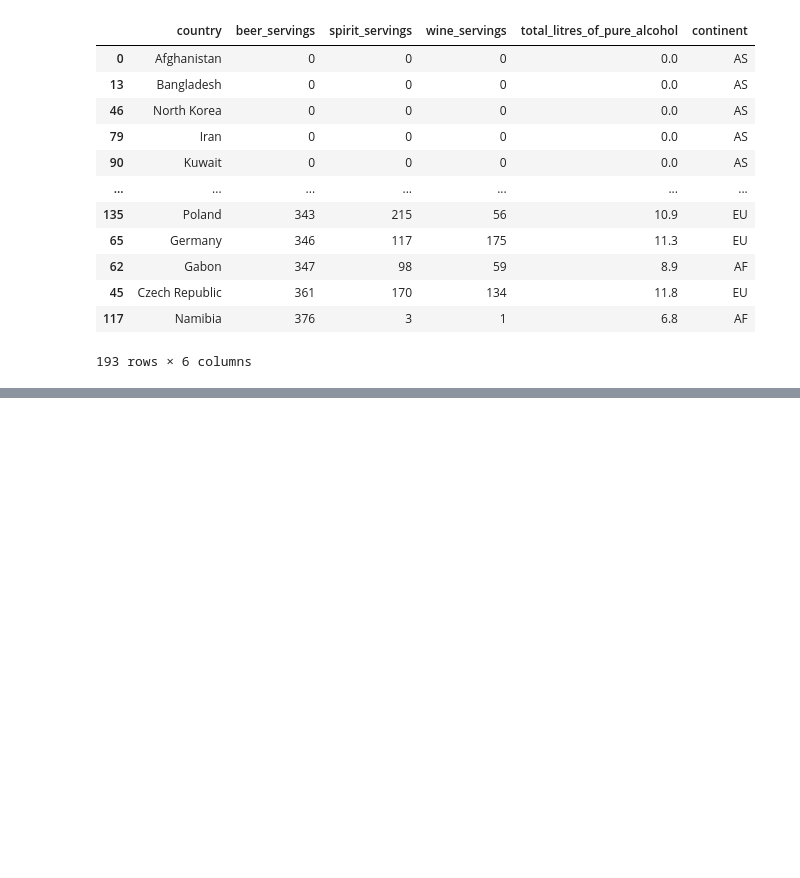
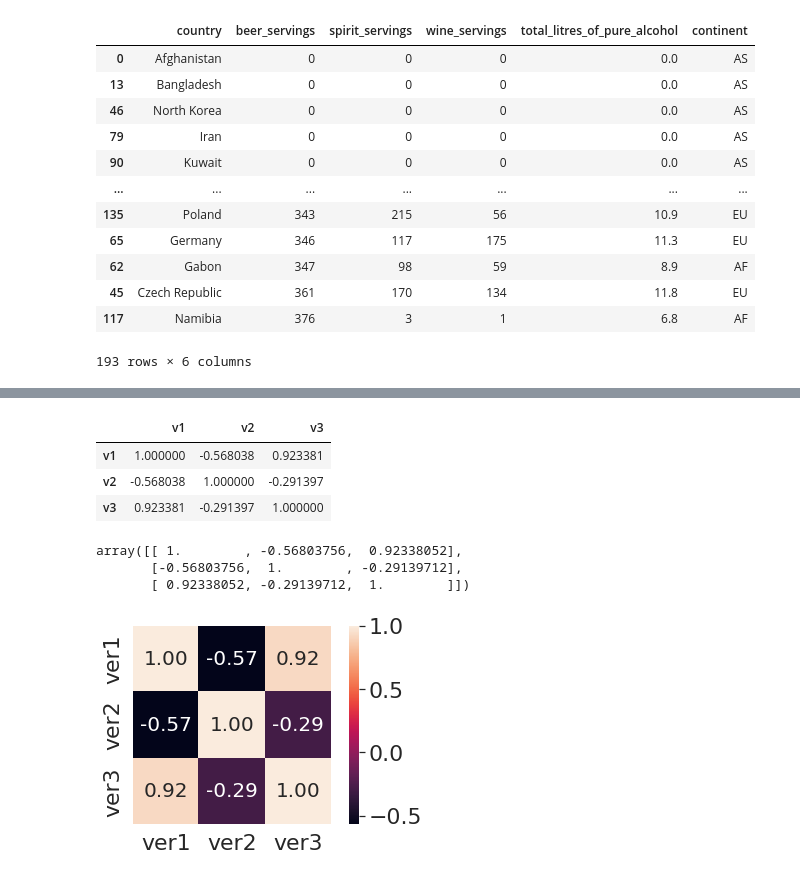
Before and after one commit to Robinkim0125/-Sparta-, a Jupyter notebook: 주류데이터분석.ipynb, the cells around one changed output, grey strips where cells are left out. Drawn from its saved outputs; the diff is of its cells as text; code cells hidden in the pictures; blank space fills up the shorter version.

```diff
--- a/주류데이터분석.ipynb
+++ b/주류데이터분석.ipynb
@@ -393,0 +411,3 @@ drink_df.sort_values(['beer_servings','wine_servings'])
+# %%
+test_df = pd.DataFrame({"v1":[100,200,300,400], "v2":[400,200,100,250], "v3":[40,60,60,100]})
+test_df
@@ -393,0 +420,32 @@ drink_df.sort_values(['beer_servings','wine_servings'])
+# %%
+corr= test_df.corr(method='pearson')
+corr
+# %% [output]
+|  | v1 | v2 | v3 |
+| v1 | 1.000000 | -0.568038 | 0.923381 |
+| v2 | -0.568038 | 1.000000 | -0.291397 |
+| v3 | 0.923381 | -0.291397 | 1.000000 |
+# %%
+corr.values
+# %% [output]
+array([[ 1.        , -0.56803756,  0.92338052],
+       [-0.56803756,  1.        , -0.29139712],
+       [ 0.92338052, -0.29139712,  1.        ]])
+# %%
+column_names = ['ver1', 'ver2', 'ver3']
+# %%
+# 레이블의 폰트 사이즈를 조정
+sns.set(font_scale=2.0)
+
+test_heatmap = sns.heatmap(corr.values, # 데이터
+                           cbar = True, # 오른쪽 컬러 막대 출력 여부
+                           annot = True, # 차트에 숫자를 보여줄 것인지 여부
+                           annot_kws={'size' : 20}, # 숫자 출력 시 숫자 크기 조절
+                           fmt = '.2f', # 숫자의 출력 소수점자리 개수 조절
+                           square = True, # 차트를 정사각형으로 할 것인지
+                          yticklabels=column_names, # x축에 컬럼명 출력
+                          xticklabels=column_names) # y축에 컬럼명 출력
+plt.tight_layout() #그래프 간격 유지 설정
+plt.show()
+# %% [output]
+[figure, added]
```
Also changed, not shown: parts of 35 cells of this notebook.
